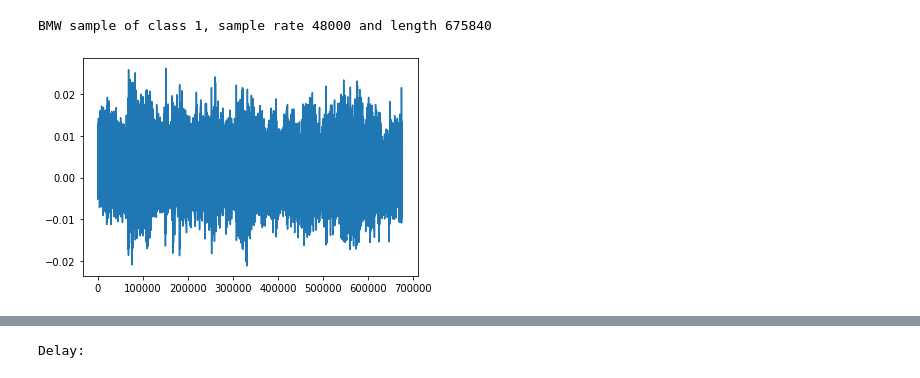
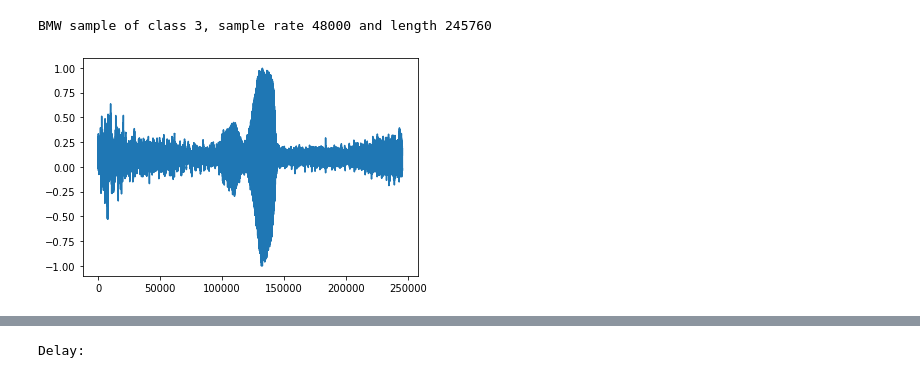
Before and after one commit to Vardanush/Robust-audio-classification, a Jupyter notebook: notebooks/audio_agument.ipynb, the cells around one changed output, grey strips where cells are left out. Drawn from its saved outputs; the diff is of its cells as text; code cells hidden in the pictures.

```diff
--- a/notebooks/audio_agument.ipynb
+++ b/notebooks/audio_agument.ipynb
@@ -15,14 +15,14 @@ if os.path.isfile(annotation_path):
 # %%
 # pick a random sample from the BMW dataset
-idx = 5 #532
+idx = 100 #100
 x, sr = torchaudio.load(csv_data.loc[idx, 'slice_file_name'])
 print('BMW sample of class %s, sample rate %d and length %d' %(csv_data.loc[idx, 'classID'], sr, x.size(1)))
 plt.plot(x.cpu().numpy().flatten())
 plt.show()
 ipd.Audio(x, rate=sr)
 # %% [output]
-BMW sample of class 1, sample rate 48000 and length 675840
+BMW sample of class 3, sample rate 48000 and length 245760
-[figure, old version]
+[figure, new version]
 [interactive output not drawn]
 # %%
 # Demo several different types of transformations
```
Also changed, not shown: parts of 5 cells of this notebook, 6 other files.
